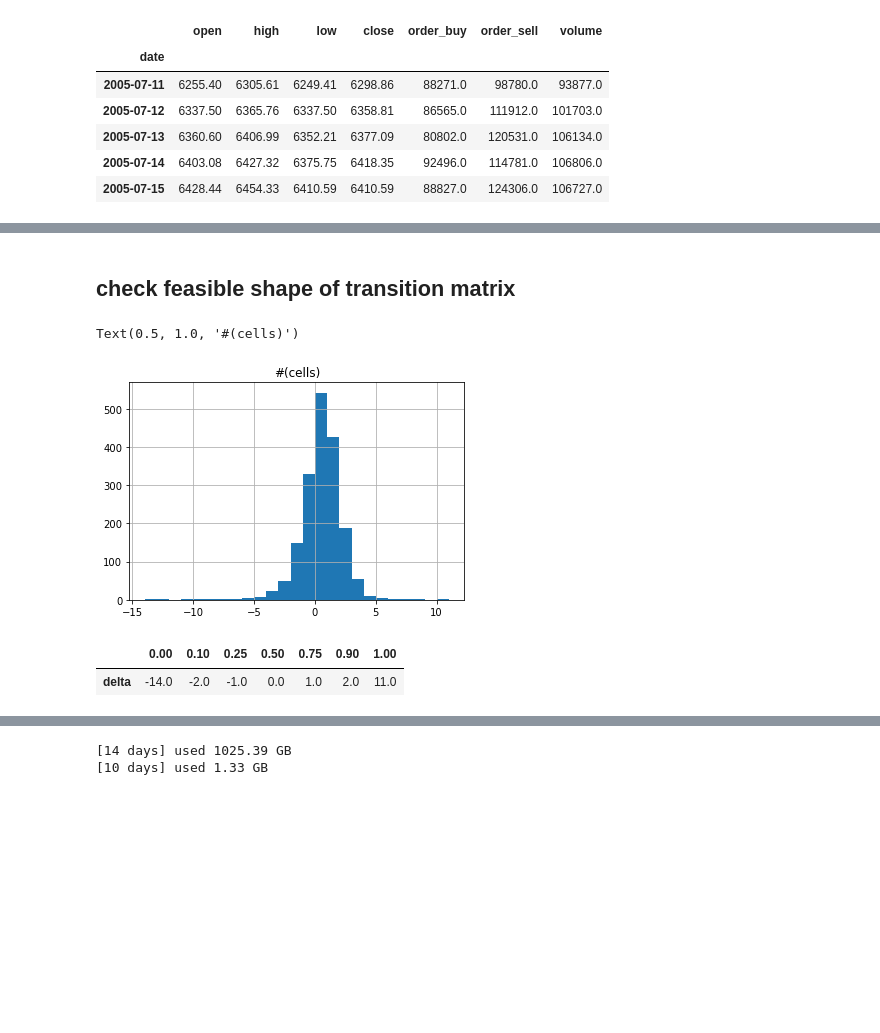
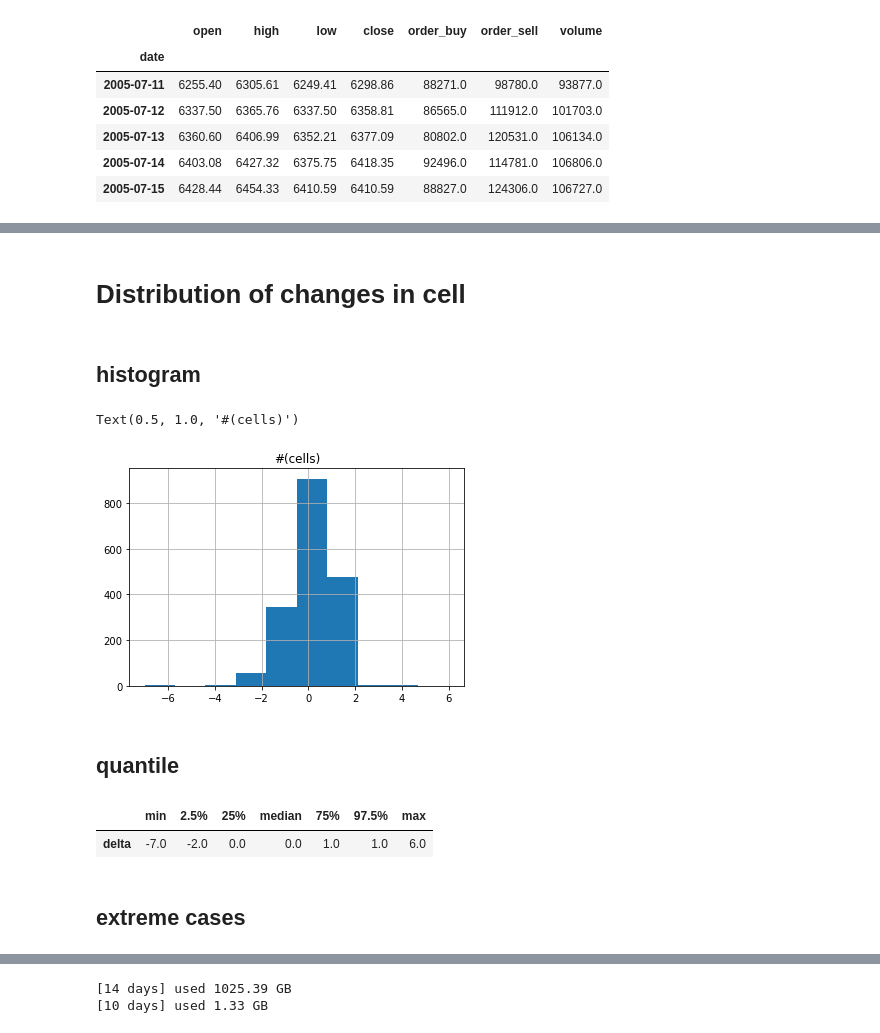
Before and after one commit to datasci-info/stock_path_tracker, a Jupyter notebook: analysis.ipynb, the cells around one changed output, grey strips where cells are left out. Cells and saved outputs as stored; diff of their text form; code cells hidden in the pictures; blank space fills up the shorter version.

```diff
--- a/analysis.ipynb
+++ b/analysis.ipynb
@@ -44,14 +65,14 @@ max_d2m = 13
 # %%
-df = twse[d_start:][['close']].copy()
+df = twse[cfg.D_START:][['close']].copy()
 # %%
-df['prc_qtz'] = df.close // 50 * 50
+df['prc_qtz'] = df.close // cfg.SIZE_CELL * cfg.SIZE_CELL
 df['delta'] = df.prc_qtz.diff()
 # %%
 settlements = pd.to_datetime(pd.read_csv('settlement_txf.csv').settlement).dt.date.tolist()
 df['maturity'] = df.index.where(df.index.isin(settlements)).to_series().fillna(method='bfill').values
 d2m = df.groupby('maturity').size().sort_index().tolist()
 df['d2m'] = sum([list(reversed(range(d))) for d in d2m], []) + [np.nan] * (df.shape[0] - sum(d2m))
-df = df[d_start: d_end ]
+df = df[cfg.D_START: cfg.D_END]
 
 df.dropna(inplace=True)
 df.sort_index(ascending=True, inplace=True)
@@ -113,13 +115,21 @@ df.groupby('d2m').size().to_frame('exists')
-# %% [markdown]
-## check feasible shape of transition matrix
+# %% [markdown]
+# Distribution of changes in cell
+# %% [markdown]
+## histogram
 # %%
-ax = df.delta.div(50).hist(bins=25)
+ax = df.delta.div(cfg.SIZE_CELL).hist()
 ax.set_title('#(cells)')
 # %% [output]
 Text(0.5, 1.0, '#(cells)')
-[figure, old version]
+[figure, new version]
+# %% [markdown]
+## quantile
 # %%
-df.delta.div(50).quantile([0, 0.1, 0.25, 0.5, 0.75, 0.9, 1]).to_frame('delta').T
+df_quantile = df.delta.div(cfg.SIZE_CELL).quantile([0, 0.025, 0.25, 0.5, 0.75, 0.975, 1]).to_frame('delta').T
+df_quantile.columns = ['min', "2.5%", '25%', 'median', '75%', '97.5%', 'max']
+df_quantile
 # %% [output]
-|  | 0.00 | 0.10 | 0.25 | 0.50 | 0.75 | 0.90 | 1.00 |
-| delta | -14.0 | -2.0 | -1.0 | 0.0 | 1.0 | 2.0 | 11.0 |
+|  | min | 2.5% | 25% | median | 75% | 97.5% | max |
+| delta | -7.0 | -2.0 | 0.0 | 0.0 | 1.0 | 1.0 | 6.0 |
+# %% [markdown]
+## extreme cases
```
Also changed, not shown: parts of 45 cells of this notebook, 3 other files.
